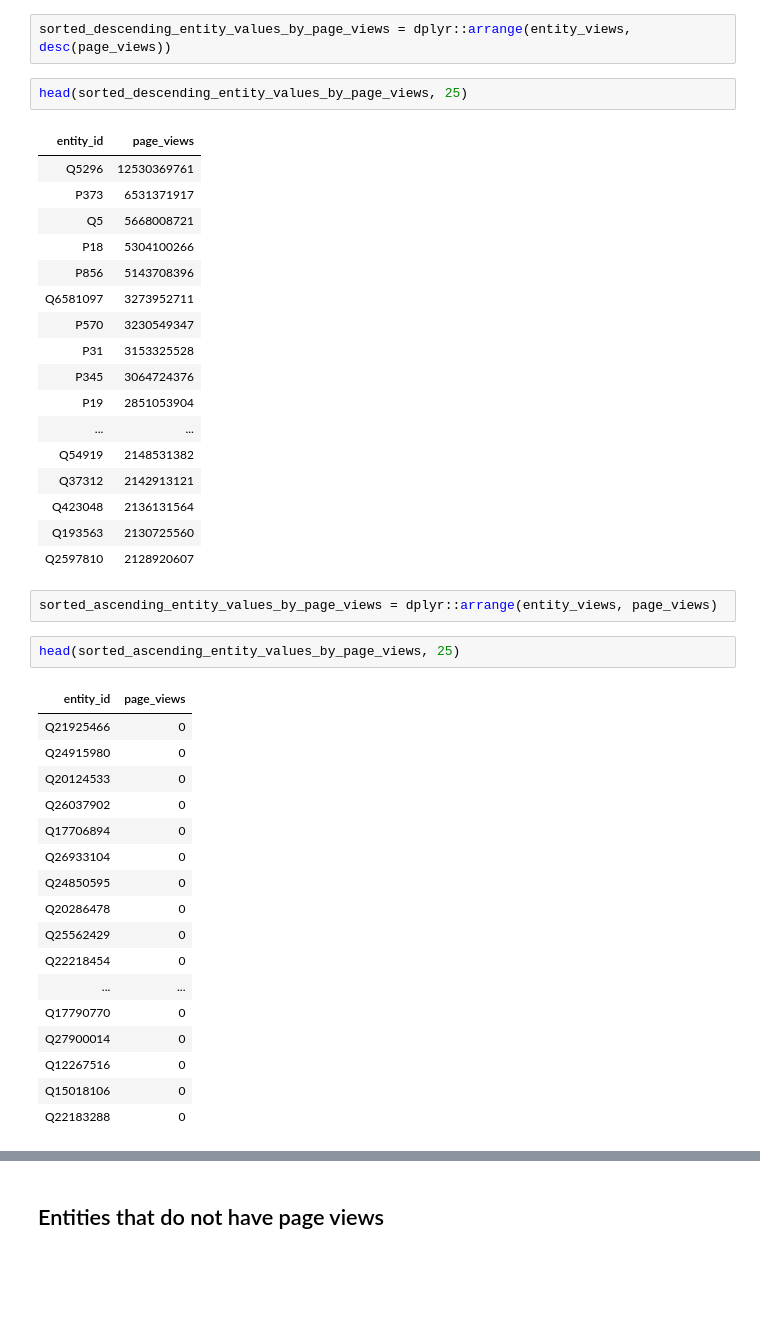
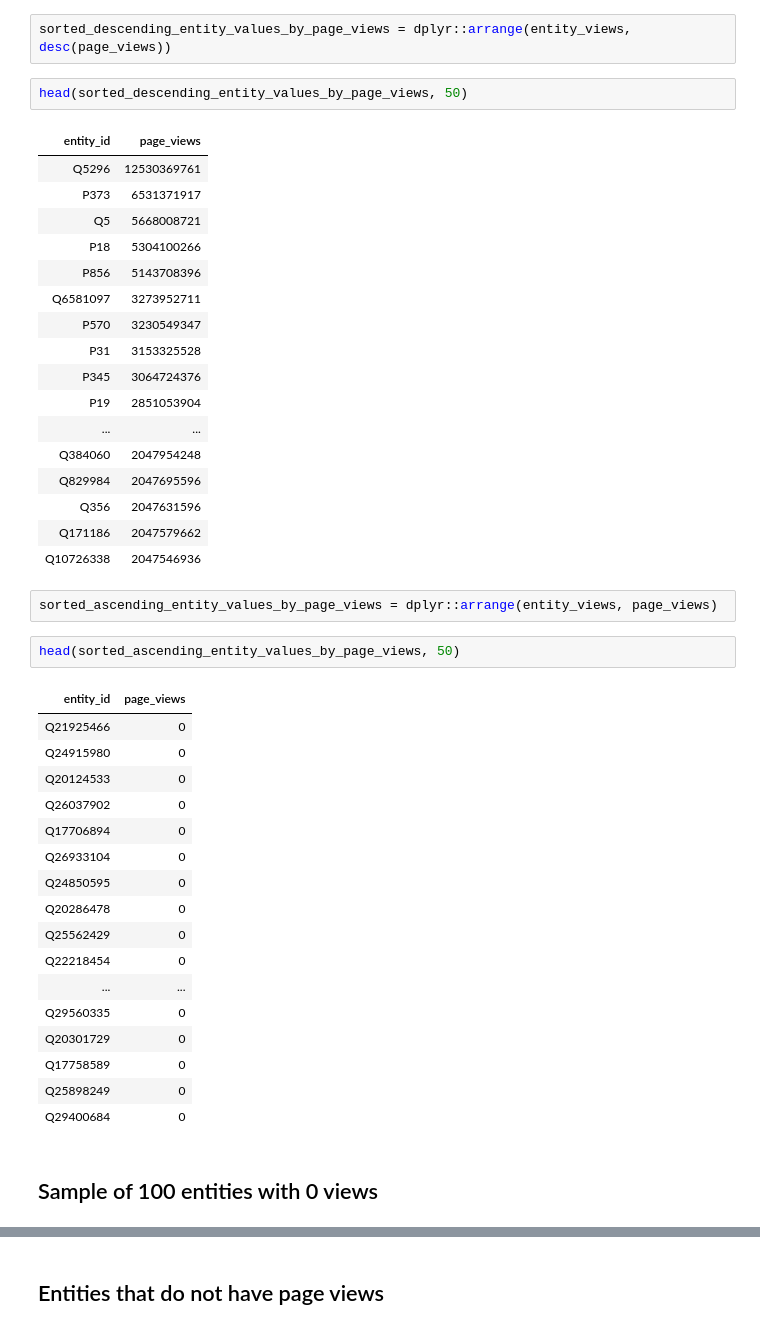
Before and after one commit to hall1467/wikidata_usage_tracking, a Jupyter notebook: jupyter_notebooks/entity_views.ipynb, the cells around one changed output, grey strips where cells are left out. Drawn from its saved outputs; the diff is of its cells as text; blank space fills up the shorter version.

```diff
--- a/jupyter_notebooks/entity_views.ipynb
+++ b/jupyter_notebooks/entity_views.ipynb
@@ -44,29 +44,29 @@ hist(log2(entity_views$page_views),xlab="Log of Page Views", main="Distribution
 # %%
 sorted_descending_entity_values_by_page_views = dplyr::arrange(entity_views, desc(page_views))
 # %%
-head(sorted_descending_entity_values_by_page_views, 25)
+head(sorted_descending_entity_values_by_page_views, 50)
 # %% [output]
 | entity_id | page_views |
 | Q5296 | 12530369761 |
 | P373 | 6531371917 |
 | Q5 | 5668008721 |
 | P18 | 5304100266 |
 | P856 | 5143708396 |
 | Q6581097 | 3273952711 |
 | P570 | 3230549347 |
 | P31 | 3153325528 |
 | P345 | 3064724376 |
 | P19 | 2851053904 |
 | ... | ... |
-| Q54919 | 2148531382 |
-| Q37312 | 2142913121 |
-| Q423048 | 2136131564 |
-| Q193563 | 2130725560 |
-| Q2597810 | 2128920607 |
+| Q384060 | 2047954248 |
+| Q829984 | 2047695596 |
+| Q356 | 2047631596 |
+| Q171186 | 2047579662 |
+| Q10726338 | 2047546936 |
 # %%
 sorted_ascending_entity_values_by_page_views = dplyr::arrange(entity_views, page_views)
 # %%
-head(sorted_ascending_entity_values_by_page_views, 25)
+head(sorted_ascending_entity_values_by_page_views, 50)
 # %% [output]
 | entity_id | page_views |
 | Q21925466 | 0 |
@@ -80,8 +80,10 @@ head(sorted_ascending_entity_values_by_page_views, 25)
 | Q25562429 | 0 |
 | Q22218454 | 0 |
 | ... | ... |
-| Q17790770 | 0 |
-| Q27900014 | 0 |
-| Q12267516 | 0 |
-| Q15018106 | 0 |
-| Q22183288 | 0 |
+| Q29560335 | 0 |
+| Q20301729 | 0 |
+| Q17758589 | 0 |
+| Q25898249 | 0 |
+| Q29400684 | 0 |
+# %% [markdown]
+## Sample of 100 entities with 0 views
```
Also changed, not shown: parts of 2 cells of this notebook, 1 other file.
